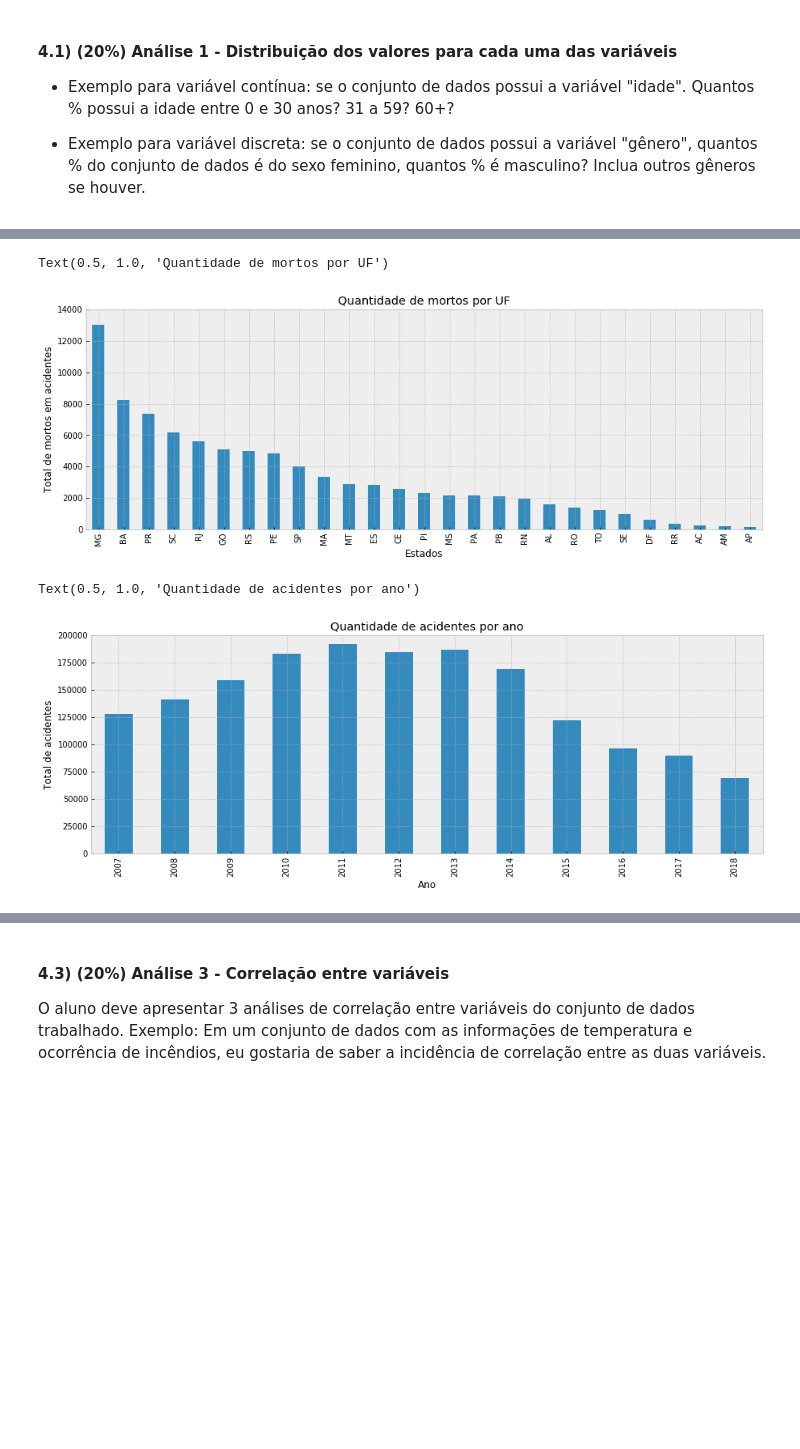
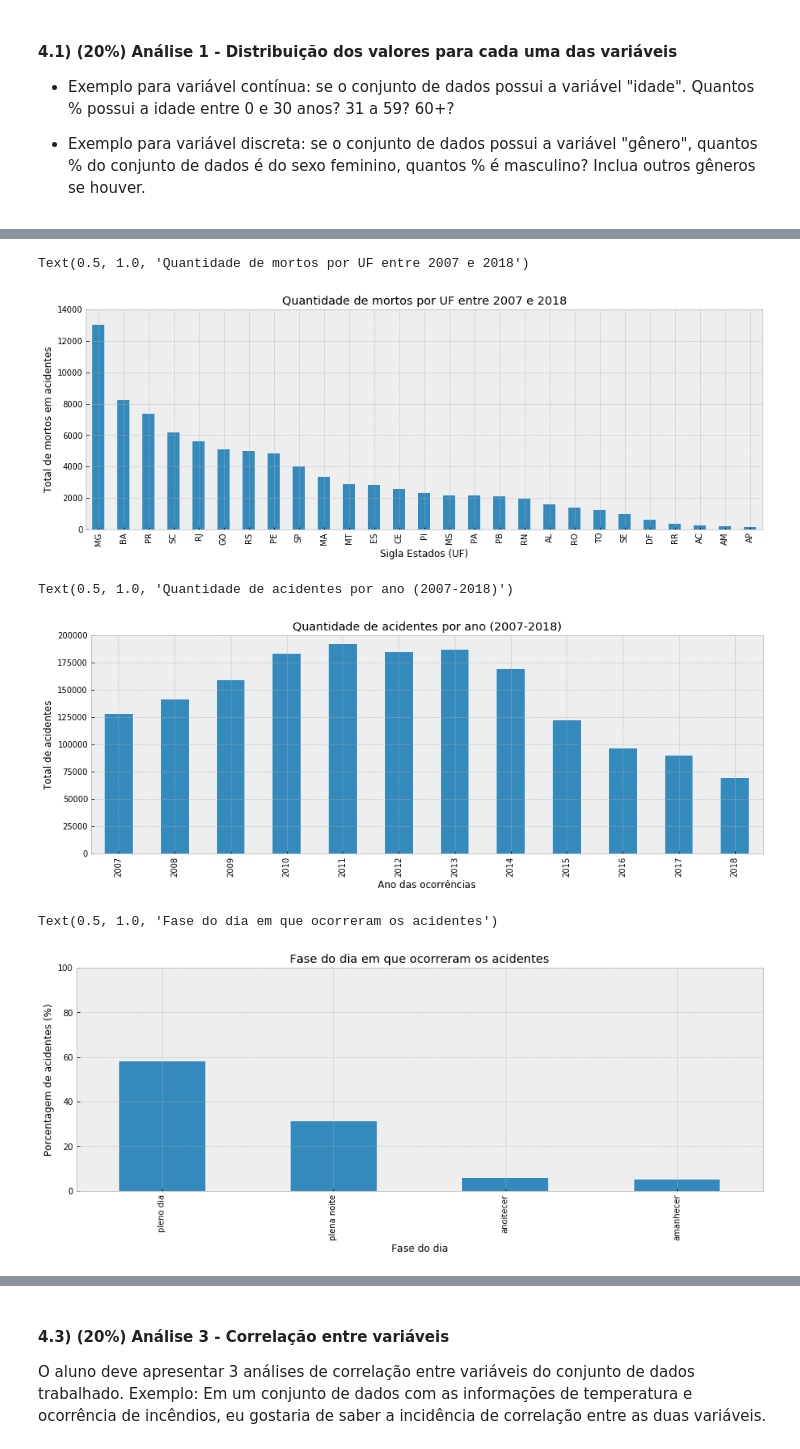
Before and after one commit to LilianeAquino/aed_projeto_1, a Jupyter notebook: template.ipynb, the cells around one changed output, grey strips where cells are left out. Drawn from its saved outputs; the diff is of its cells as text; code cells hidden in the pictures; blank space fills up the shorter version.

```diff
--- a/template.ipynb
+++ b/template.ipynb
@@ -72,5 +76,5 @@ plt.style.use('bmh')
 # %%
-df = pd.read_csv('acidentes-rodovia-br.csv')
+df = pd.read_csv('acidentes-rodovia-br.csv', low_memory=False)
 df.drop(['Unnamed: 0'], axis=1, inplace=True)
 df.head(2)
 # %% [output]
@@ -79,8 +83,16 @@ df.head(2)
 | 1 | 1035527.0 | 2012-01-01 | 03:00:00 | SC | 280 | 188 | MAFRA | Ingestão de álcool | Colisão lateral | ... |
 2 rows × 24 columns
 # %%
-df.drop(df[df.uf == '(null)'].index, inplace=True)
-df.drop(df[df.classificacao_acidente == '(null)'].index, inplace=True)
+df.drop(df[df['uf'] == '(null)'].index, inplace=True)
+df.drop(df[df['causa_acidente'] == '(null)'].index, inplace=True)
+df.drop(df[df['tipo_acidente'] == '(null)'].index, inplace=True)
+df.drop(df[df['classificacao_acidente'] == '(null)'].index, inplace=True)
+df.drop(df[df['fase_dia'] == '(null)'].index, inplace=True)
+df.drop(df[df['sentido_via'] == '(null)'].index, inplace=True)
+df.drop(df[df['condicao_metereologica'] == '(null)'].index, inplace=True)
+df.drop(df[df['tipo_pista'] == '(null)'].index, inplace=True)
+df.drop(df[df['tracado_via'] == '(null)'].index, inplace=True)
+df.drop(df[df['uso_solo'] == '(null)'].index, inplace=True)
 
 print('Números de linhas:', df.shape[0])
 print('Números de colunas:', df.shape[1])
@@ -290,11 +228,11 @@ plt.rcParams['figure.figsize'] = [15, 5]
 plt.ylim(0, 14000)
 
 plt.ylabel('Total de mortos em acidentes')
-plt.xlabel('Estados')
-plt.title('Quantidade de mortos por UF')
+plt.xlabel('Sigla Estados (UF)')
+plt.title('Quantidade de mortos por UF entre 2007 e 2018')
 # %% [output]
-Text(0.5, 1.0, 'Quantidade de mortos por UF')
+Text(0.5, 1.0, 'Quantidade de mortos por UF entre 2007 e 2018')
-[figure, old version]
+[figure, new version]
 # %%
 df_2007_2018.groupby(['ano'])['id'].count().plot.bar()
 
@@ -302,8 +240,20 @@ plt.rcParams['figure.figsize'] = [15, 5]
 plt.ylim(0, 200000)
 
 plt.ylabel('Total de acidentes')
-plt.xlabel('Ano')
-plt.title('Quantidade de acidentes por ano')
+plt.xlabel('Ano das ocorrências')
+plt.title('Quantidade de acidentes por ano (2007-2018)')
 # %% [output]
-Text(0.5, 1.0, 'Quantidade de acidentes por ano')
+Text(0.5, 1.0, 'Quantidade de acidentes por ano (2007-2018)')
-[figure, old version]
+[figure, new version]
+# %%
+round((pd.value_counts(df_2007_2018.loc[:, 'fase_dia'].str.lower())*100)/len(df_2007_2018), 2).plot.bar()
+
+plt.rcParams['figure.figsize'] = [15, 5]
+plt.ylim(0, 100)
+
+plt.ylabel('Porcentagem de acidentes (%)')
+plt.xlabel('Fase do dia')
+plt.title('Fase do dia em que ocorreram os acidentes')
+# %% [output]
+Text(0.5, 1.0, 'Fase do dia em que ocorreram os acidentes')
+[figure, added]
```
Also changed, not shown: parts of 16 cells of this notebook.
